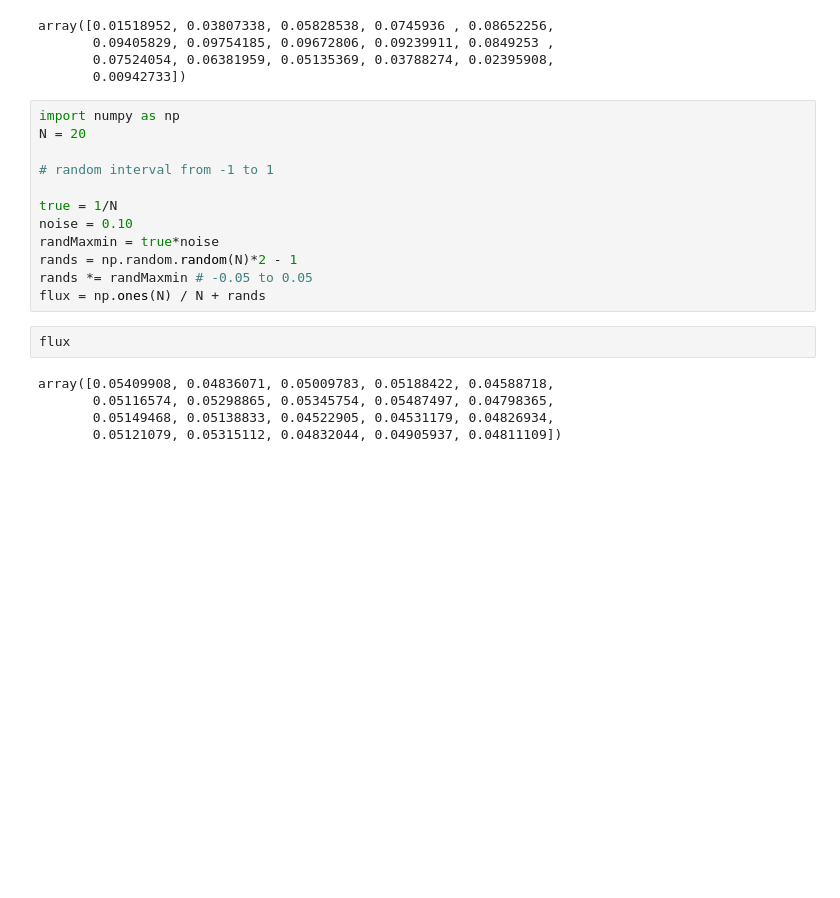
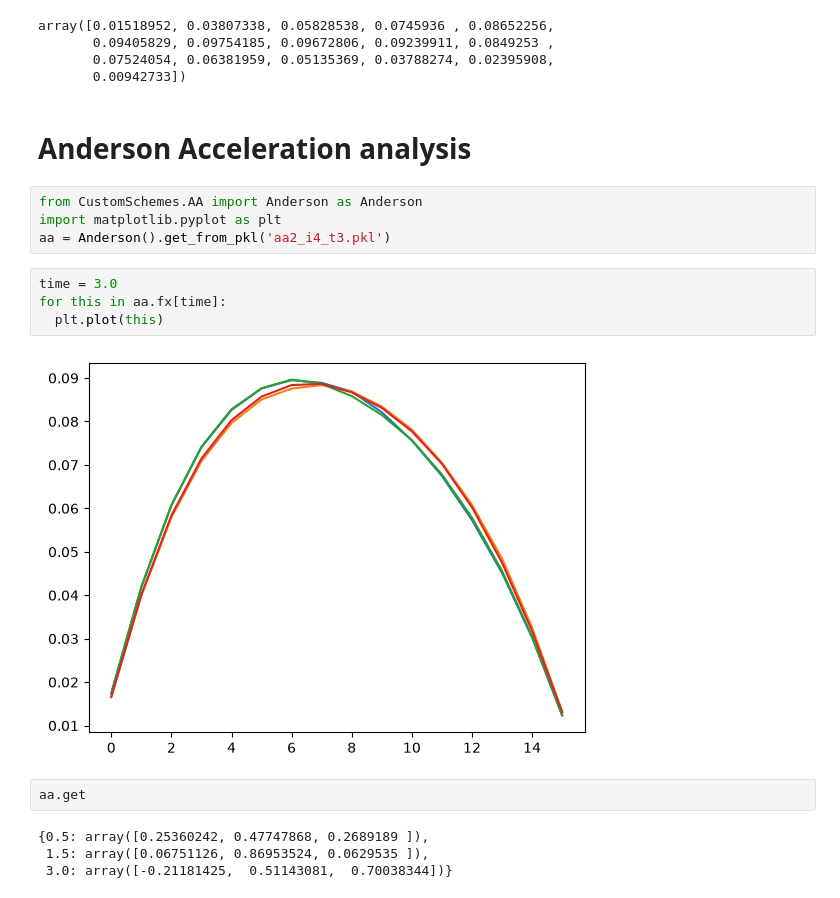
Before and after one commit to jfaulkner31/MonteCarloXenon, a Jupyter notebook: CustomSchemesAnalysis/SIE_Scheme/analysis.ipynb, the cells around one changed output. Cells and saved outputs as stored; diff of their text form; blank space fills up the shorter version.

```diff
--- a/CustomSchemesAnalysis/SIE_Scheme/analysis.ipynb
+++ b/CustomSchemesAnalysis/SIE_Scheme/analysis.ipynb
@@ -34,22 +34,21 @@ array([0.01518952, 0.03807338, 0.05828538, 0.0745936 , 0.08652256,
        0.09405829, 0.09754185, 0.09672806, 0.09239911, 0.0849253 ,
        0.07524054, 0.06381959, 0.05135369, 0.03788274, 0.02395908,
        0.00942733])
-# %%
-import numpy as np
-N = 20
-
-# random interval from -1 to 1
-
-true = 1/N
-noise = 0.10
-randMaxmin = true*noise
-rands = np.random.random(N)*2 - 1
-rands *= randMaxmin # -0.05 to 0.05
-flux = np.ones(N) / N + rands
-# %%
-flux
-# %% [output]
-array([0.05409908, 0.04836071, 0.05009783, 0.05188422, 0.04588718,
-       0.05116574, 0.05298865, 0.05345754, 0.05487497, 0.04798365,
-       0.05149468, 0.05138833, 0.04522905, 0.04531179, 0.04826934,
-       0.05121079, 0.05315112, 0.04832044, 0.04905937, 0.04811109])
+# %% [markdown]
+# Anderson Acceleration analysis
+# %%
+from CustomSchemes.AA import Anderson as Anderson
+import matplotlib.pyplot as plt
+aa = Anderson().get_from_pkl('aa2_i4_t3.pkl')
+# %%
+time = 3.0
+for this in aa.fx[time]:
+  plt.plot(this)
+# %% [output]
+[figure, added]
+# %%
+aa.get
+# %% [output]
+{0.5: array([0.25360242, 0.47747868, 0.2689189 ]),
+ 1.5: array([0.06751126, 0.86953524, 0.0629535 ]),
+ 3.0: array([-0.21181425,  0.51143081,  0.70038344])}
```
Also changed, not shown: parts of 4 cells of this notebook, 4 other files.
